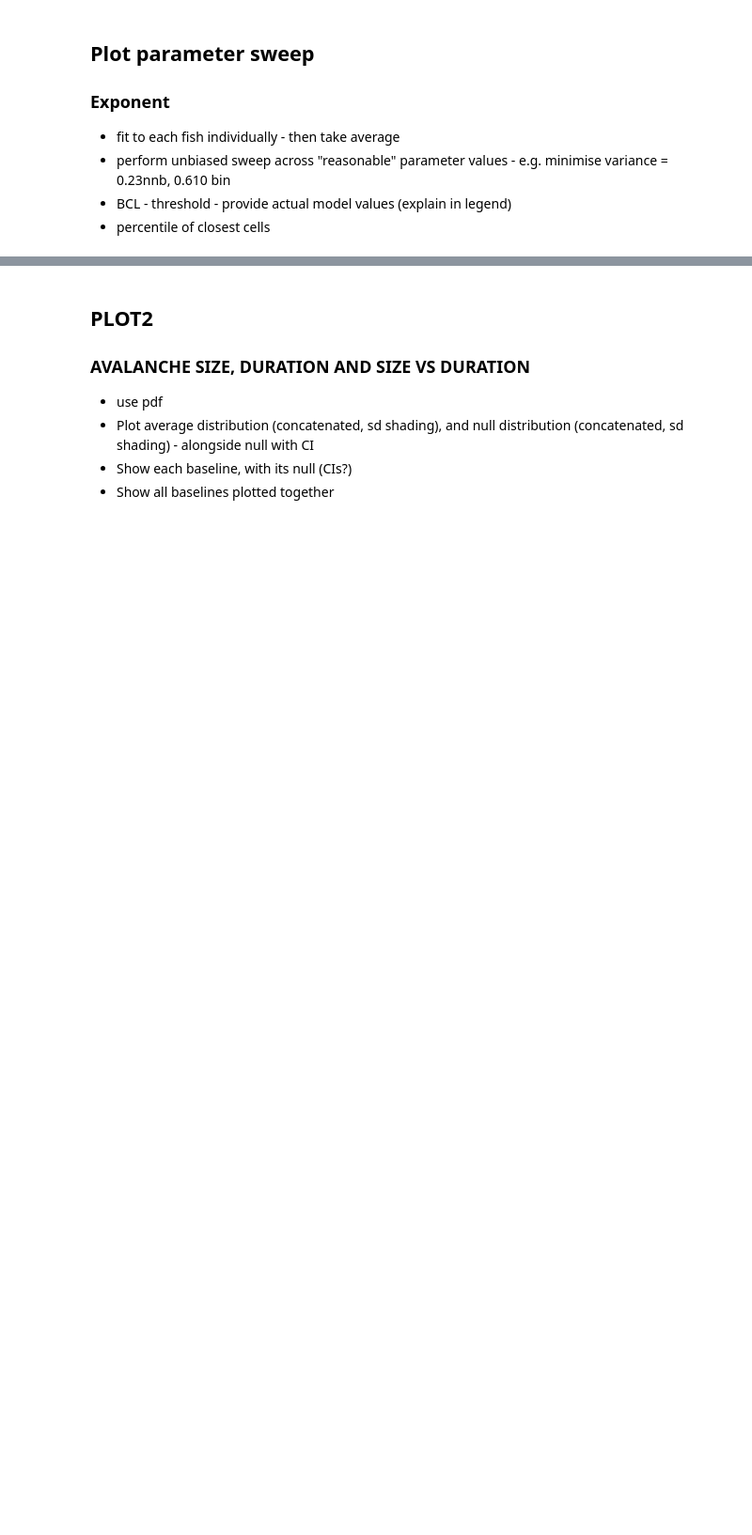
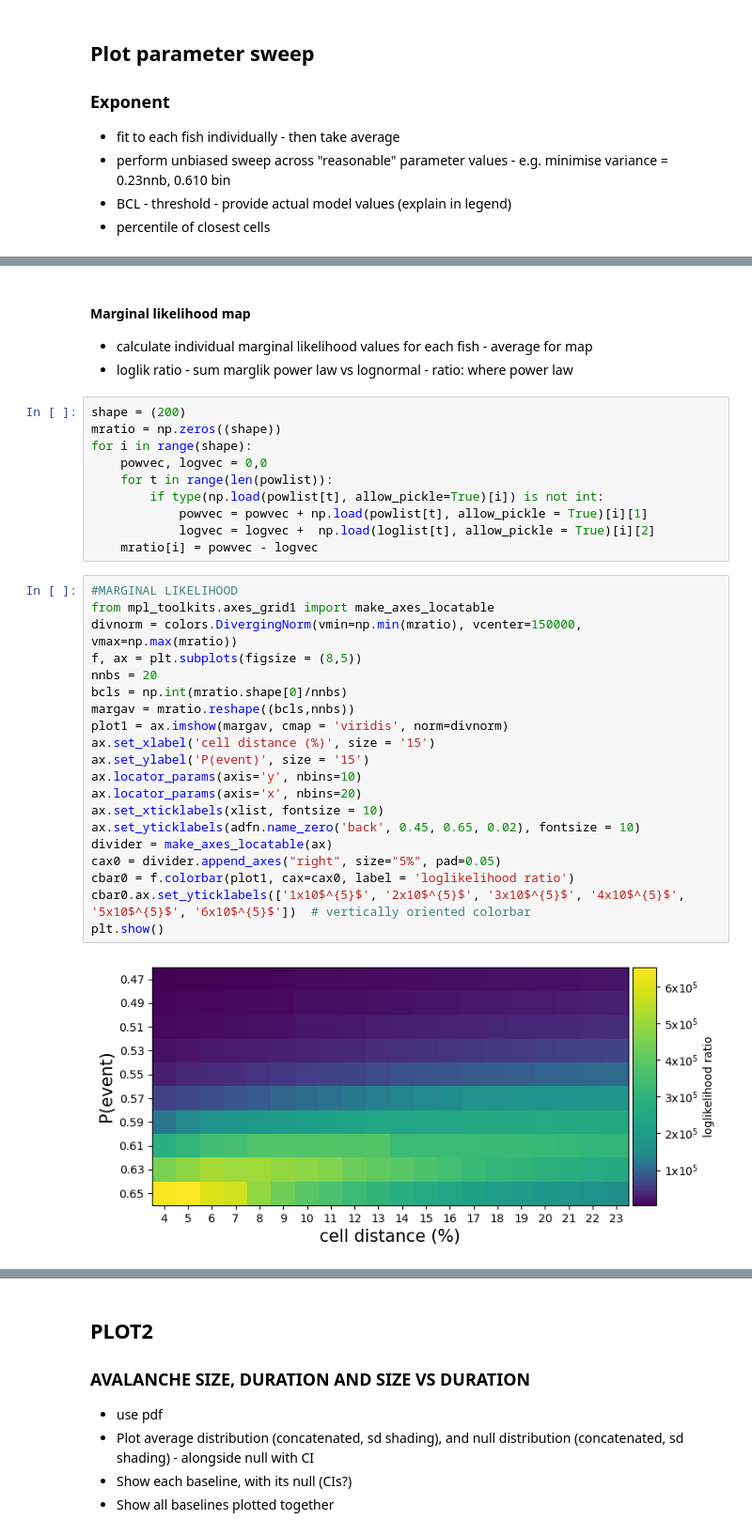
Before and after one commit to dafishcode/suite2p_analysis_py, a Jupyter notebook: avfig2.ipynb, the cells around one changed output, grey strips where cells are left out. Shown at 94% size. Saved outputs shown, nothing was run; the diff lists cells and outputs as text; blank space fills up the shorter version.

```diff
--- a/avfig2.ipynb
+++ b/avfig2.ipynb
@@ -70,0 +236,36 @@ for t in nums:
+# %% [markdown]
+#### Marginal likelihood map
+* calculate individual marginal likelihood values for each fish - average for map
+* loglik ratio - sum marglik power law vs lognormal - ratio: where power law
+# %%
+shape = (200)
+mratio = np.zeros((shape))
+for i in range(shape):
+    powvec, logvec = 0,0
+    for t in range(len(powlist)):
+        if type(np.load(powlist[t], allow_pickle=True)[i]) is not int:
+            powvec = powvec + np.load(powlist[t], allow_pickle = True)[i][1]
+            logvec = logvec +  np.load(loglist[t], allow_pickle = True)[i][2]
+    mratio[i] = powvec - logvec
+# %%
+#MARGINAL LIKELIHOOD
+from mpl_toolkits.axes_grid1 import make_axes_locatable
+divnorm = colors.DivergingNorm(vmin=np.min(mratio), vcenter=150000, vmax=np.max(mratio))
+f, ax = plt.subplots(figsize = (8,5))
+nnbs = 20
+bcls = np.int(mratio.shape[0]/nnbs)
+margav = mratio.reshape((bcls,nnbs))
+plot1 = ax.imshow(margav, cmap = 'viridis', norm=divnorm)
+ax.set_xlabel('cell distance (%)', size = '15')
+ax.set_ylabel('P(event)', size = '15')
+ax.locator_params(axis='y', nbins=10)
+ax.locator_params(axis='x', nbins=20)
+ax.set_xticklabels(xlist, fontsize = 10)
+ax.set_yticklabels(adfn.name_zero('back', 0.45, 0.65, 0.02), fontsize = 10)
+divider = make_axes_locatable(ax)
+cax0 = divider.append_axes("right", size="5%", pad=0.05)
+cbar0 = f.colorbar(plot1, cax=cax0, label = 'loglikelihood ratio')
+cbar0.ax.set_yticklabels(['1x10$^{5}$', '2x10$^{5}$', '3x10$^{5}$', '4x10$^{5}$', '5x10$^{5}$', '6x10$^{5}$'])  # vertically oriented colorbar
+plt.show()
+# %% [output]
+[figure, added]
```
Also changed, not shown: parts of 89 cells of this notebook, 10 other files.
